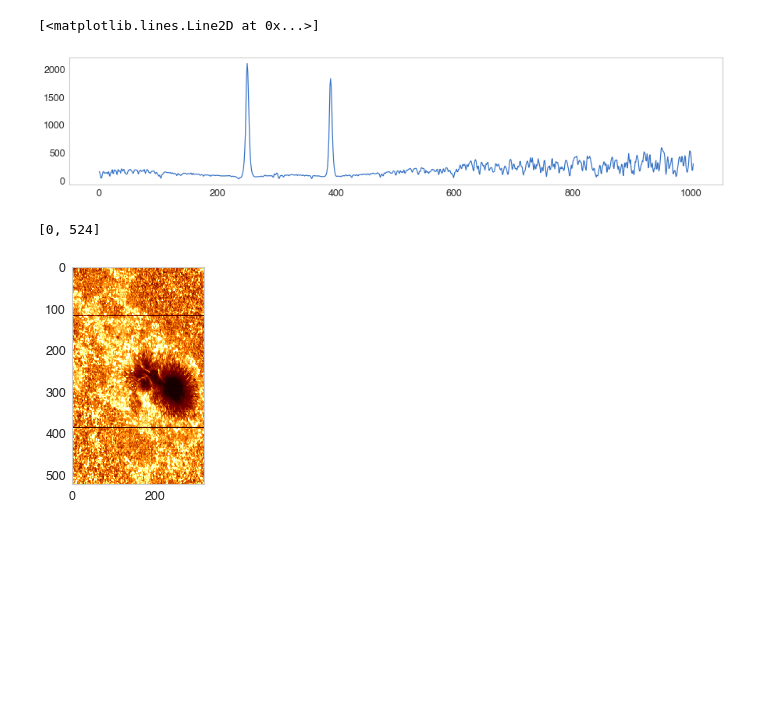
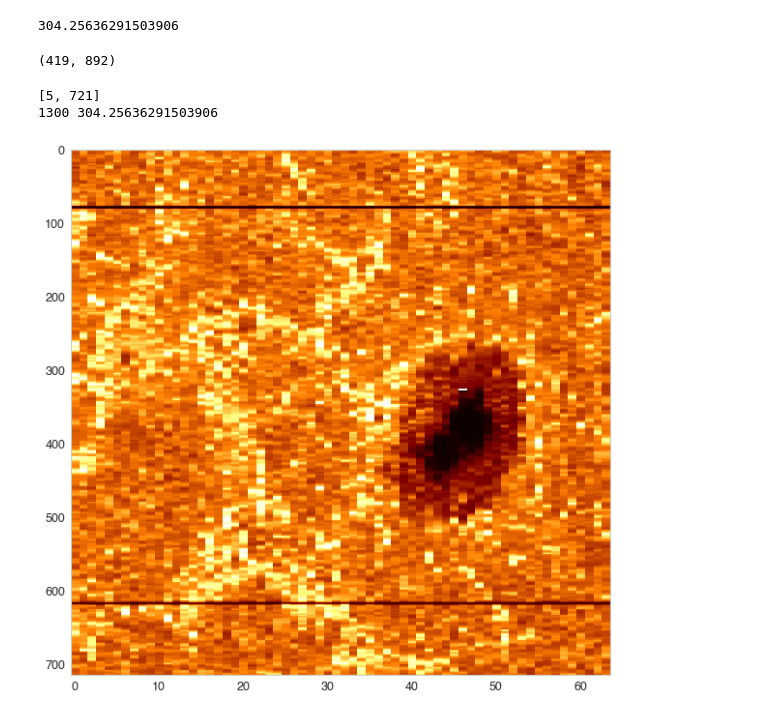
Before and after one commit to 13Ducks/LMSAL, a Jupyter notebook: sunspot_kmeans.ipynb, the cells around one changed output. Drawn from its saved outputs; the diff is of its cells as text; code cells hidden in the pictures; blank space fills up the shorter version.

Commit message:
able to remove cali lines

```diff
--- a/sunspot_kmeans.ipynb
+++ b/sunspot_kmeans.ipynb
@@ -46,41 +36,65 @@ The selected data are passed to the output variable
 <Figure size 432x288 with 0 Axes>
-# %%
-mgii = iris_raster.raster['Mg II k 2796']
-s = mgii.data.shape
-d = mgii.data[s[0]//2, s[1]//2, :]
-d = d[d>0]
-best = np.argmin(d)
-
-# 50 -> 31.488714
-# 150 -> 321.49338
-# log regression with these two vals -- need more data to actually test
-climit = -98.4767 + 43.0413 * np.log(mgii.data.mean())
-
-plt.figure(figsize=(15,3))
-plt.plot(d)
-# %% [output]
-[<matplotlib.lines.Line2D at 0x...>]
-[figure, removed]
+# %%
+mgii = iris_raster.raster['Mg II k 2796']
+s = mgii.data.shape
+
+# 560.1213 -> 600
+# 74.06597 -> 100
+# 25.154545 -> 35
+# linear regression -- need more data to actually test
+climit = 1.5 * mgii.data.mean() + 5
+print(climit)
+# %% [output]
+304.25636291503906
+# %%
+epsilon = 1e-2
+first_wl = 2794.00276664
+last_wl = 2806.01988627
+ps_wl = 2810.58
+
+find_wl_idx = lambda wl: np.where(np.abs(mgii.wl - wl) < epsilon)[0][0]
+
+first_wl_idx = find_wl_idx(first_wl)
+last_wl_idx = find_wl_idx(last_wl)
+ps_wl_idx = find_wl_idx(ps_wl)
+data_bounds = (first_wl_idx, last_wl_idx+1)
+
+best = ps_wl_idx
+data_bounds
+# %% [output]
+(419, 892)
 # %%
 bounds = [0, mgii.data.shape[0]]
 for r in range(mgii.data.shape[0]):
-    if mgii.data[r].max() != -200:
+    if mgii.data[r].mean() > 0:
         bounds[0] = r
         break
 
 for r in range(mgii.data.shape[0]-1, 0, -1):
-    if mgii.data[r].max() != -200:
+    if mgii.data[r].mean() > 0:
         bounds[1] = r
         break
 
-
+bounds[0] += 1
 print(bounds)
 data = mgii.data[bounds[0]:bounds[1], :, :]
-plt.imshow(data[:, :, best], cmap=mgii.cmap)
+
+def remove_outliers(data, m = 3):
+    d = np.abs(data - np.median(data))
+    mdev = np.median(d)
+    s = d/mdev if mdev else 0.
+    return data[s<m]
+
+ylimit = (int(remove_outliers(data.max(axis=2)).max() / 100)+1)*100
+print(ylimit, climit)
+
+plt.figure(figsize=(10,10))
+plt.imshow(data[:, :, best], aspect="auto", cmap=mgii.cmap)
 plt.clim([0, climit])
 # %% [output]
-[0, 524]
+[5, 721]
+1300 304.25636291503906
-[figure, old version]
+[figure, new version]
 # %%
 import os
 import shutil
```
Also changed, not shown: parts of 9 cells of this notebook, 1 other file.
